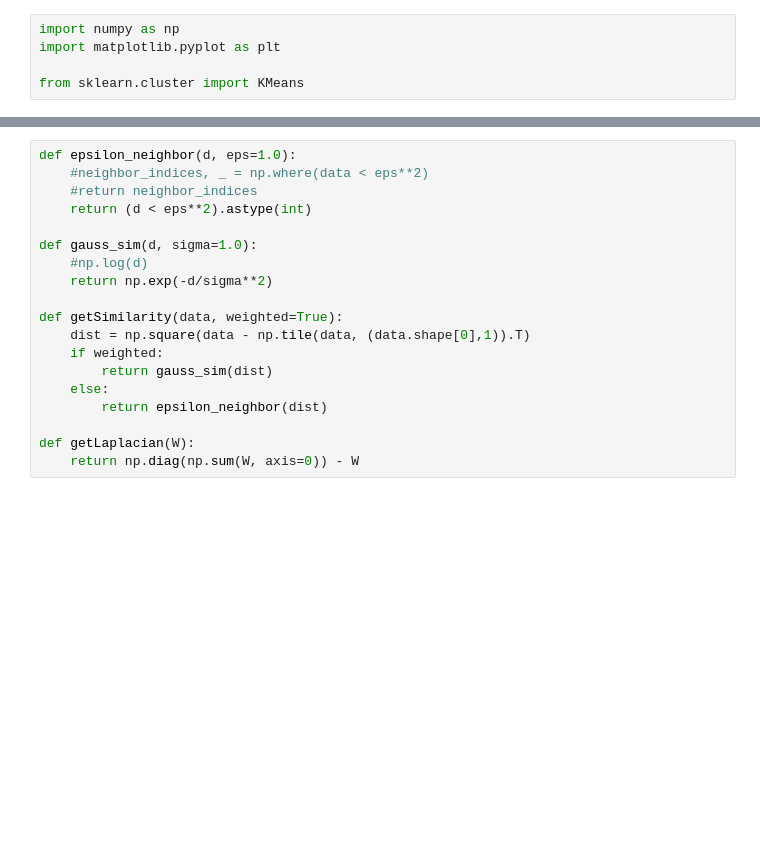
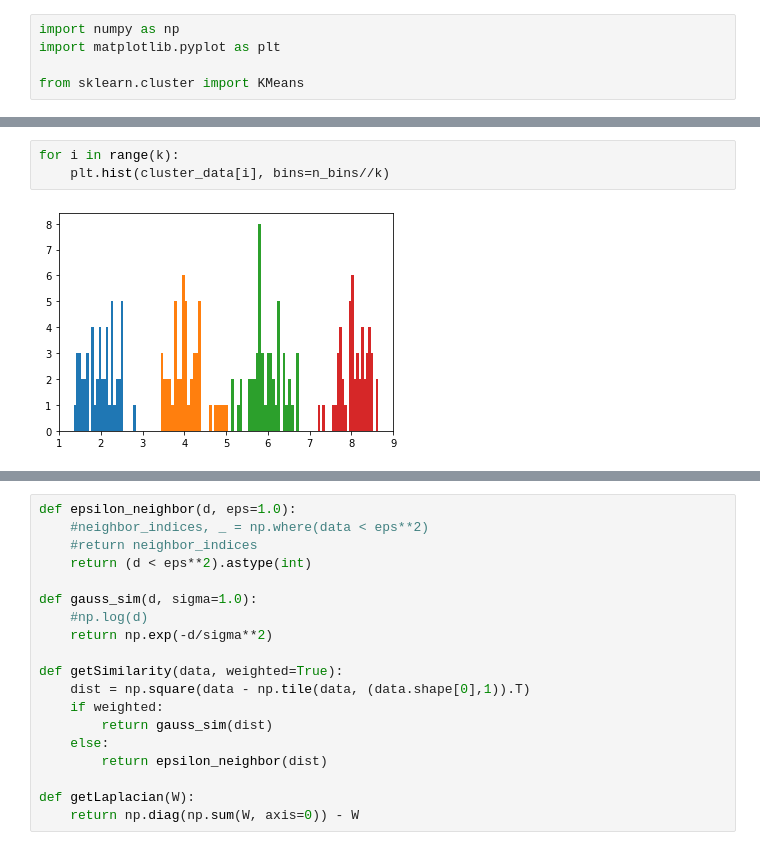
Before and after one commit to zgzhikaru/project_spectral_clustering, a Jupyter notebook: spectral_clusetering.ipynb, the cells around one changed output, grey strips where cells are left out. Drawn from its saved outputs; the diff is of its cells as text; blank space fills up the shorter version.

```diff
--- a/spectral_clusetering.ipynb
+++ b/spectral_clusetering.ipynb
@@ -29,0 +62,5 @@ _ = plt.hist(data, bins=n_bins)
+# %%
+for i in range(k):
+    plt.hist(cluster_data[i], bins=n_bins//k)
+# %% [output]
+[figure, added]
```
Also changed, not shown: parts of 28 cells of this notebook.
